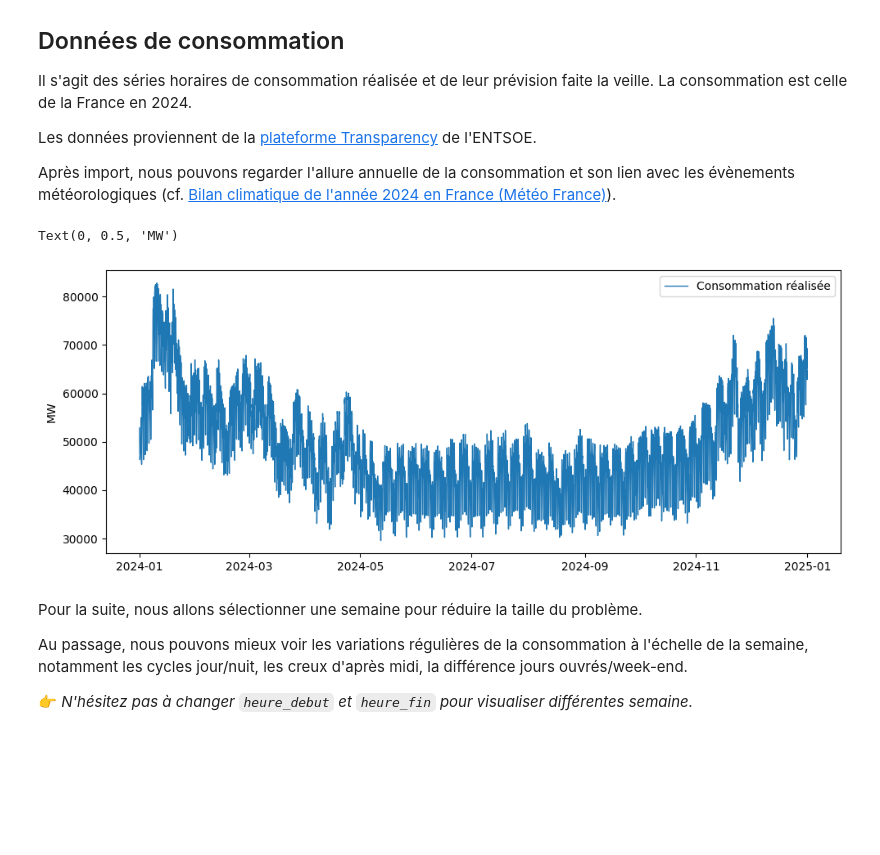
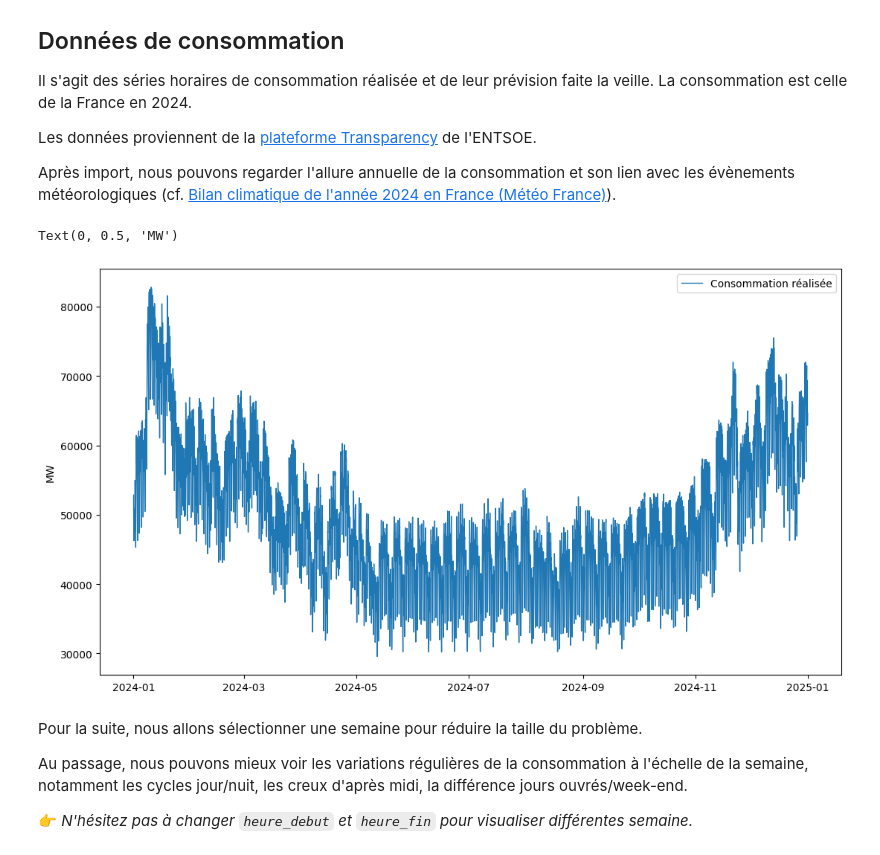
Before and after one commit to Alx-Lebeau/Cours-EcoElec, a Jupyter notebook: notebooks/01_Equilibre_Court_Terme_énoncé.ipynb, the cells around one changed output. Cells and saved outputs as stored; diff of their text form; code cells hidden in the pictures; blank space fills up the shorter version.

```diff
--- a/notebooks/01_Equilibre_Court_Terme_énoncé.ipynb
+++ b/notebooks/01_Equilibre_Court_Terme_énoncé.ipynb
@@ -48,25 +48,25 @@ Après import, nous pouvons regarder l'allure annuelle de la consommation et son
 # %%
 
 # Import des données
 df_conso = pd.read_csv("Consommation_France_2024.csv",index_col=0)
 df_conso["heure"] = pd.to_datetime(df_conso["heure"])
 
 
 # Visualisation de l'évolution annuelle de la consommation réalisée
 
-fig, ax = plt.subplots(tight_layout=True,figsize =(10,4))
+fig, ax = plt.subplots(tight_layout=True,figsize =(11,6))
 
 ax.plot(df_conso["heure"],df_conso["Consommation réalisée (MW)"],
         lw=1,
         label="Consommation réalisée")
 
 
 ax.legend(loc="best")
 ax.tick_params(axis="x", labelrotation=0)
 ax.set_ylabel("MW")
 # %% [output]
 Text(0, 0.5, 'MW')
-[figure, old version]
+[figure, new version]
 # %% [markdown]
 Pour la suite, nous allons sélectionner une semaine pour réduire la taille du problème.
 
```
Also changed, not shown: parts of 9 cells of this notebook.
